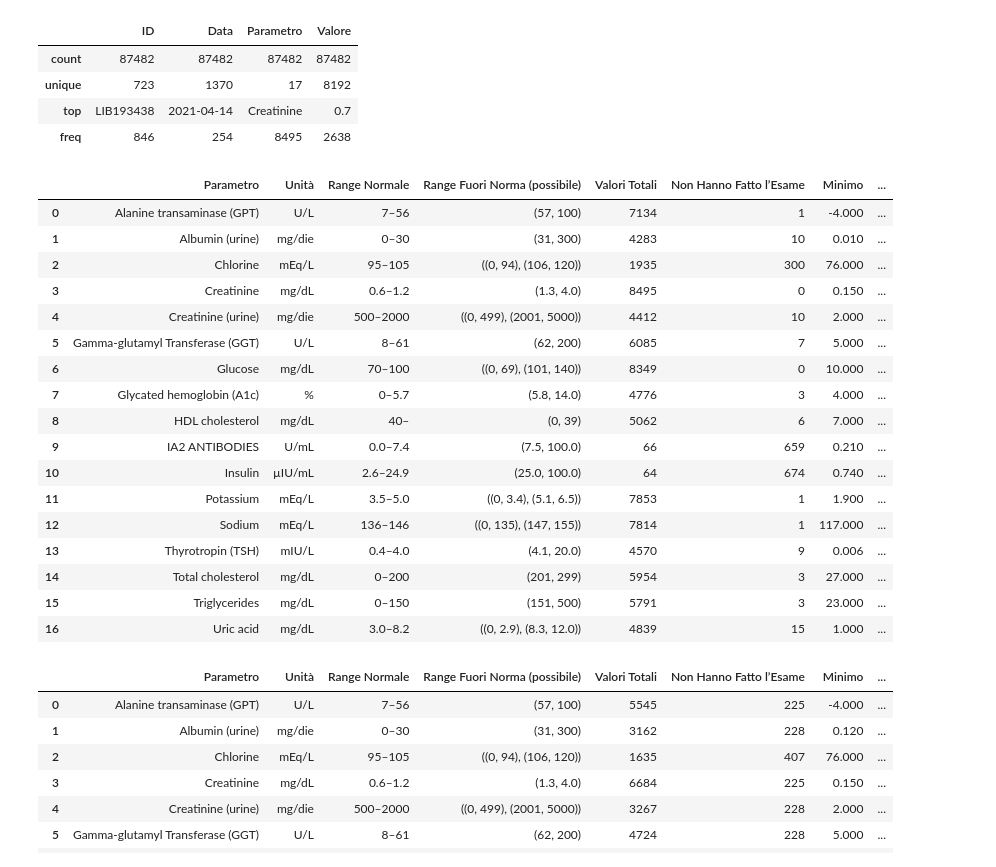
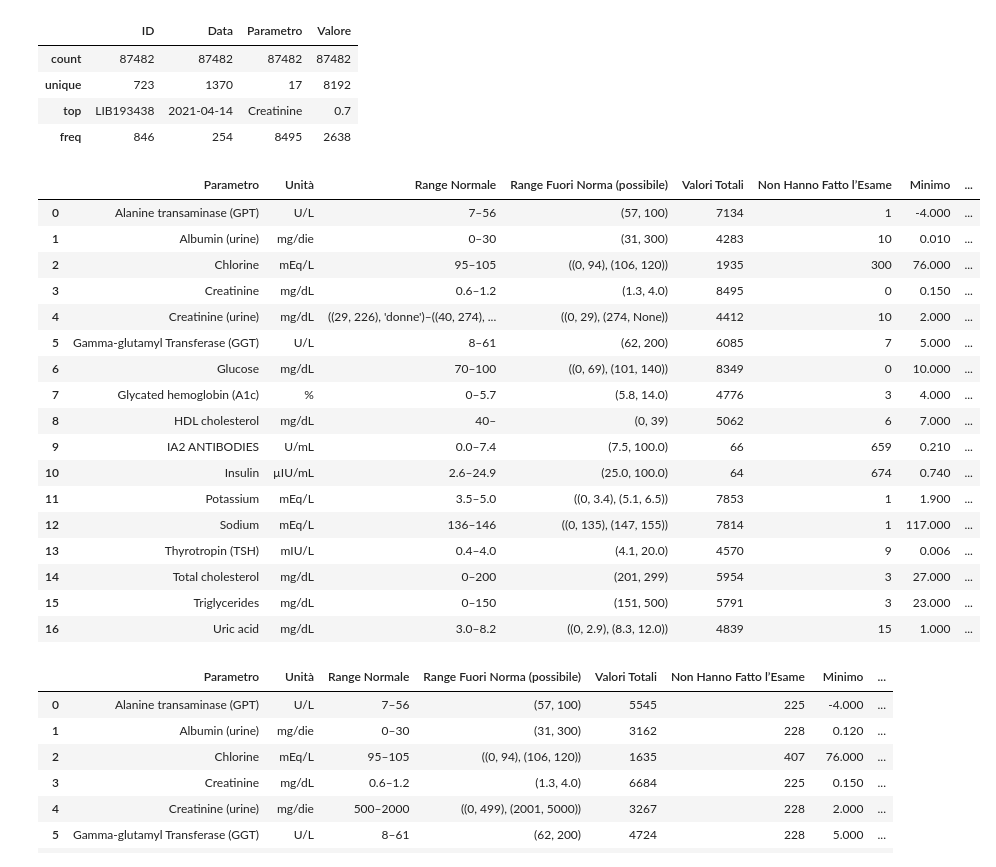
Before and after one commit to MatteoAv/AnalisiDatasetDiabete, a Jupyter notebook: Parametri_Biochimici.ipynb, the cells around one changed output. Saved outputs shown, nothing was run; the diff lists cells and outputs as text; code cells hidden in the pictures.

```diff
--- a/Parametri_Biochimici.ipynb
+++ b/Parametri_Biochimici.ipynb
@@ -40,7 +41,7 @@ param_info = {
     "Uric acid": {"unit": "mg/dL", "normal": (3.0, 8.2), "abnormal": ((0, 2.9), (8.3, 12.0))},
     "Glycated hemoglobin (A1c)": {"unit": "%", "normal": (0, 5.7), "abnormal": (5.8, 14.0)},
     "Thyrotropin (TSH)": {"unit": "mIU/L", "normal": (0.4, 4.0), "abnormal": (4.1, 20.0)},
-    "Creatinine (urine)": {"unit": "mg/die", "normal": (500, 2000), "abnormal": ((0, 499), (2001, 5000))},
+    "Creatinine (urine)": {"unit": "mg/dL", "normal": (((29, 226), "donne"), ((40, 274), "uomini")), "abnormal": ((0, 29), (274, None))},
     "Albumin (urine)": {"unit": "mg/die", "normal": (0, 30), "abnormal": (31, 300)},
     "Chlorine": {"unit": "mEq/L", "normal": (95, 105), "abnormal": ((0, 94), (106, 120))},
     "IA2 ANTIBODIES": {"unit": "U/mL", "normal": (0.0, 7.4), "abnormal": (7.5, 100.0)},
@@ -88,34 +89,34 @@ def analisi_parametri(df):
             min,
             mean,
             max,
             std_val,
             outliers,
         ])
 
     return pd.DataFrame(summary, columns=[
         "Parametro",
         "Unità",
         "Range Normale",
         "Range Fuori Norma (possibile)",
         "Valori Totali",
         "Non Hanno Fatto l’Esame",
         "Minimo",
         "Media",
         "Massimo",
         "Dev. Std",
         "Outliers",
     ])
 
 # Esegui e stampa
 tabella_sintesi = analisi_parametri(df)
 tabella_sintesi
 # %% [output]
 |  | Parametro | Unità | Range Normale | Range Fuori Norma (possibile) | Valori Totali | Non Hanno Fatto l’Esame | Minimo | ... |
 | 0 | Alanine transaminase (GPT) | U/L | 7–56 | (57, 100) | 7134 | 1 | -4.000 | ... |
 | 1 | Albumin (urine) | mg/die | 0–30 | (31, 300) | 4283 | 10 | 0.010 | ... |
 | 2 | Chlorine | mEq/L | 95–105 | ((0, 94), (106, 120)) | 1935 | 300 | 76.000 | ... |
 | 3 | Creatinine | mg/dL | 0.6–1.2 | (1.3, 4.0) | 8495 | 0 | 0.150 | ... |
-| 4 | Creatinine (urine) | mg/die | 500–2000 | ((0, 499), (2001, 5000)) | 4412 | 10 | 2.000 | ... |
+| 4 | Creatinine (urine) | mg/dL | ((29, 226), 'donne')–((40, 274), ... | ((0, 29), (274, None)) | 4412 | 10 | 2.000 | ... |
 | 5 | Gamma-glutamyl Transferase (GGT) | U/L | 8–61 | (62, 200) | 6085 | 7 | 5.000 | ... |
 | 6 | Glucose | mg/dL | 70–100 | ((0, 69), (101, 140)) | 8349 | 0 | 10.000 | ... |
 | 7 | Glycated hemoglobin (A1c) | % | 0–5.7 | (5.8, 14.0) | 4776 | 3 | 4.000 | ... |
```
Also changed, not shown: parts of 4 cells of this notebook, 1 other file.
